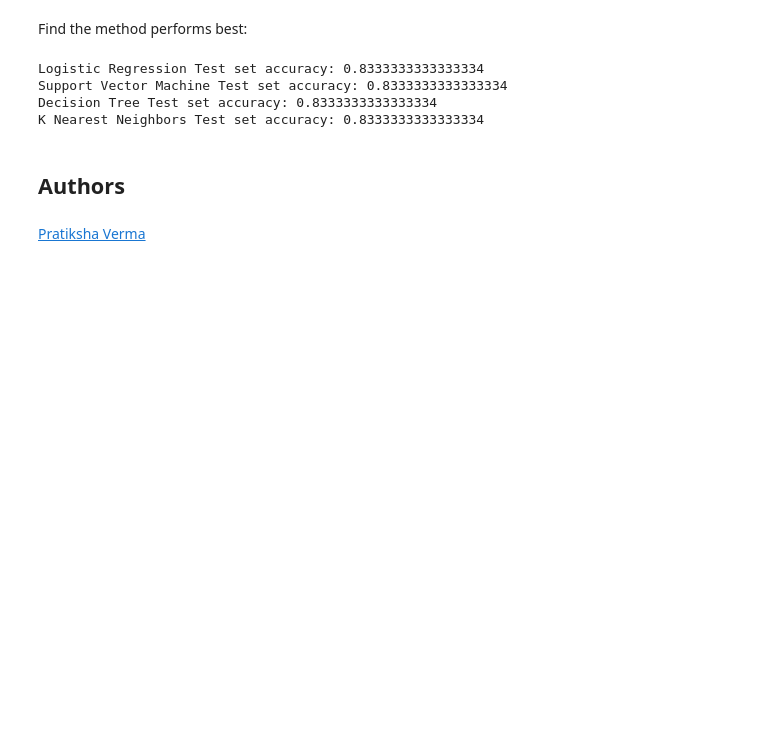
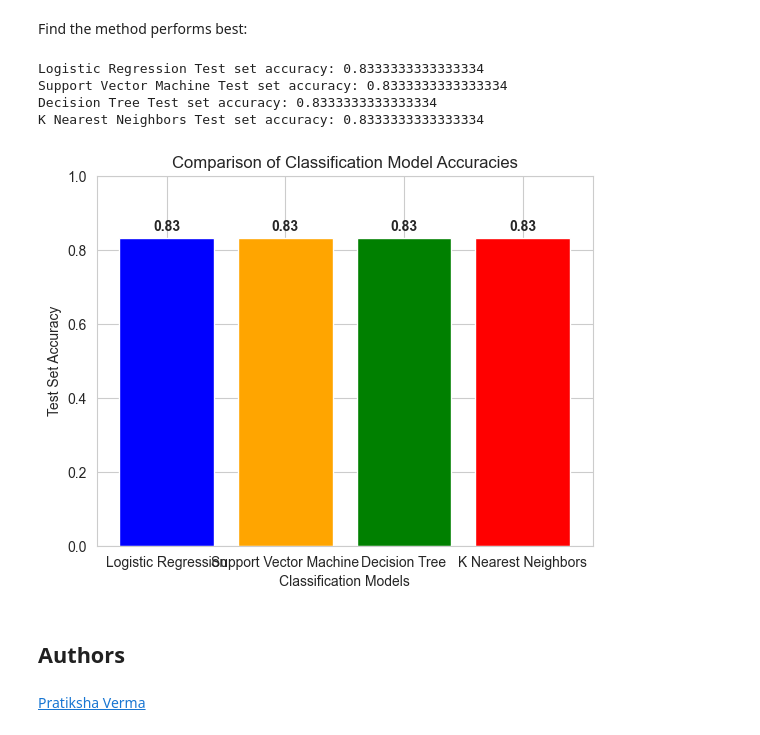
Before and after one commit to mandrianova/data_science_ibm, a Jupyter notebook: Module 4 Predictive Analysis (Classification)/SpaceX-Machine-Learning-Prediction-Part-5-v1.ipynb, the cells around one changed output. Drawn from its saved outputs; the diff is of its cells as text; code cells hidden in the pictures; blank space fills up the shorter version.

```diff
--- a/Module 4 Predictive Analysis (Classification)/SpaceX-Machine-Learning-Prediction-Part-5-v1.ipynb
+++ b/Module 4 Predictive Analysis (Classification)/SpaceX-Machine-Learning-Prediction-Part-5-v1.ipynb
@@ -370,6 +357,19 @@ Logistic Regression Test set accuracy: 0.8333333333333334
 Support Vector Machine Test set accuracy: 0.8333333333333334
 Decision Tree Test set accuracy: 0.8333333333333334
 K Nearest Neighbors Test set accuracy: 0.8333333333333334
+# %%
+# Visualize the built model accuracy for all built classification models, in a bar chart
+
+plt.bar(methods, accuracies, color=['blue', 'orange', 'green', 'red'])
+plt.xlabel('Classification Models')
+plt.ylabel('Test Set Accuracy')
+plt.title('Comparison of Classification Model Accuracies')
+plt.ylim(0, 1)
+for i, v in enumerate(accuracies):
+    plt.text(i, v + 0.02, f"{v:.2f}", ha='center', fontweight='bold')
+plt.show()
+# %% [output]
+[figure, added]
 # %% [markdown]
 ## Authors
 # %% [markdown]
```
Also changed, not shown: parts of 3 cells of this notebook.
